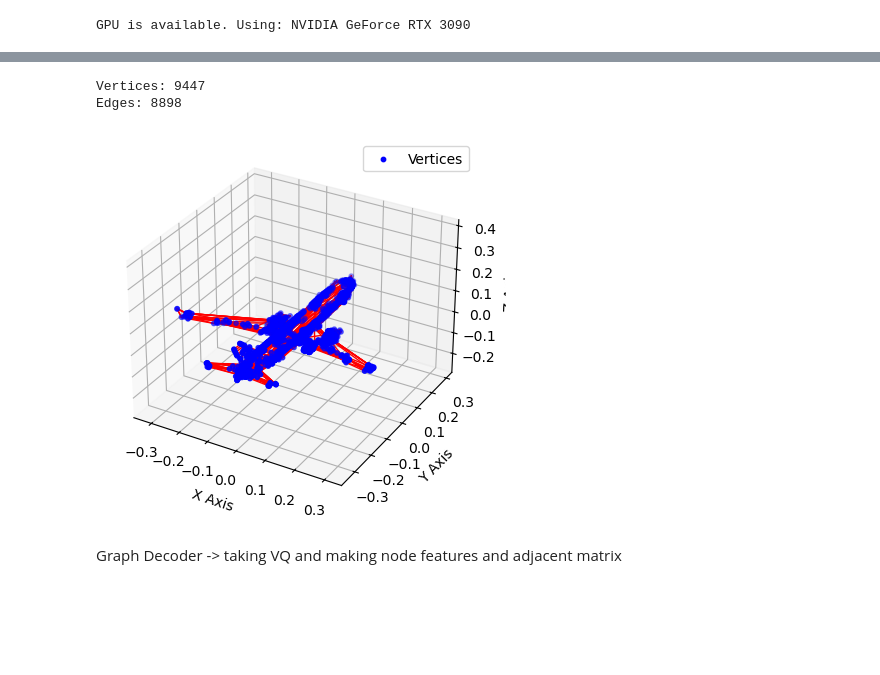
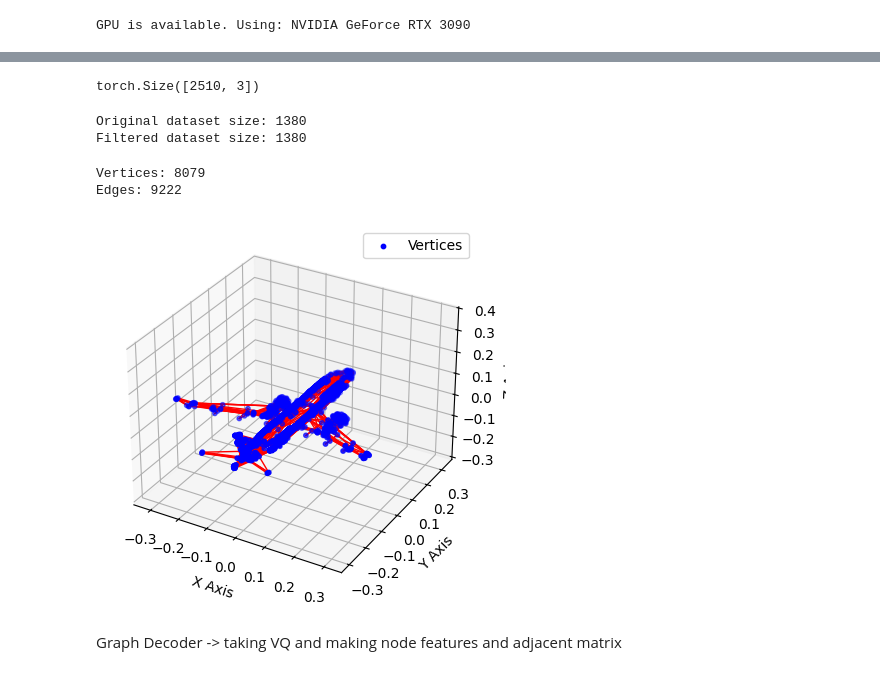
Before and after one commit to SurajWijewickrama/AutoMesh-GGT-VQ, a Jupyter notebook: automesh.ipynb, the cells around one changed output, grey strips where cells are left out. Cells and saved outputs as stored; diff of their text form; code cells hidden in the pictures; blank space fills up the shorter version.

```diff
--- a/automesh.ipynb
+++ b/automesh.ipynb
@@ -192,2 +211,2 @@ def create_dataset(root_folder):
 # %%
-dataset = create_dataset("./processed_models")
+# dataset = create_dataset("./processed_models")
@@ -251,8 +256,8 @@ Loaded data from ./processed_models\1bdeb4aaa0aaea4b4f95630cc18536e0\1bdeb4aaa0a
 #     return dataset
 # %%
 # Dataset and DataLoader
-def load_data_and_split(folder_path, ):
-    dataset = create_dataset(folder_path)
+def load_data_and_split(folder_path,tokenizer,device ):
+    dataset = create_dataset(folder_path,tokenizer,device)
     train_size = int(0.8 * len(dataset))
     val_size = int(0.1 * len(dataset))
     test_size = len(dataset) - train_size - val_size
@@ -278,0 +268,2 @@ Loaded data from ./processed_models/1bdeb4aaa0aaea4b4f95630cc18536e0\1bdeb4aaa0a
+# %%
+train_dataset, val_dataset, test_dataset = load_data_and_split('E:\Danilka\AutoMesh\preprocessed-airplane-captions-sample\captioned_models',tokenizer,device)
@@ -279,3 +314,15 @@ Loaded data from ./processed_models/1bdeb4aaa0aaea4b4f95630cc18536e0\1bdeb4aaa0a
+# %%
+filtered_dataset[3].x.size()
+# %% [output]
+torch.Size([2510, 3])
+# %%
+filtered_dataset = filter_dataset_by_node_count(train_dataset, max_nodes=5000)
+# Example usage:
+print(f"Original dataset size: {len(train_dataset)}")
+print(f"Filtered dataset size: {len(filtered_dataset)}")
+# %% [output]
+Original dataset size: 1380
+Filtered dataset size: 1380
 # %%
 import numpy as np
 import matplotlib.pyplot as plt
@@ -310,37 +357,37 @@ def visualize_3d(vertices, edges):
     ax.set_xlabel('X Axis')
     ax.set_ylabel('Y Axis')
     ax.set_zlabel('Z Axis')
     ax.legend()
 
     # Set equal scaling for all axes
     max_range = np.array([vertices[:, 0].max() - vertices[:, 0].min(),
                           vertices[:, 1].max() - vertices[:, 1].min(),
                           vertices[:, 2].max() - vertices[:, 2].min()]).max() / 2.0
 
     mid_x = (vertices[:, 0].max() + vertices[:, 0].min()) * 0.5
     mid_y = (vertices[:, 1].max() + vertices[:, 1].min()) * 0.5
     mid_z = (vertices[:, 2].max() + vertices[:, 2].min()) * 0.5
     ax.set_xlim(mid_x - max_range, mid_x + max_range)
     ax.set_ylim(mid_y - max_range, mid_y + max_range)
     ax.set_zlim(mid_z - max_range, mid_z + max_range)
 
     # Display the plot
     plt.show()
 
 # Extract vertices and edges from the dataset
-vertices_np, edges_np, text_label = train_dataset[1].x.cpu().numpy(), train_dataset[1].edge_index.cpu().numpy(),train_dataset[1].text_label.cpu().numpy()
+vertices_np, edges_np, text_label = filtered_dataset[1].x.cpu().numpy(), filtered_dataset[1].edge_index.cpu().numpy(),filtered_dataset[1].text_label.cpu().numpy()
 
 # Print the first graph's data for verification
 print("Vertices:", vertices_np.size)
 print("Edges:", edges_np.size)
 # print("Text:", text_label)
 
 # Visualize the first graph
 visualize_3d(vertices_np, edges_np)
 # %% [output]
-Vertices: 9447
-Edges: 8898
+Vertices: 8079
+Edges: 9222
-[figure, old version]
+[figure, new version]
 # %%
 import torch.nn as nn
 
```
Also changed, not shown: parts of 12 cells of this notebook, 3 other files.
